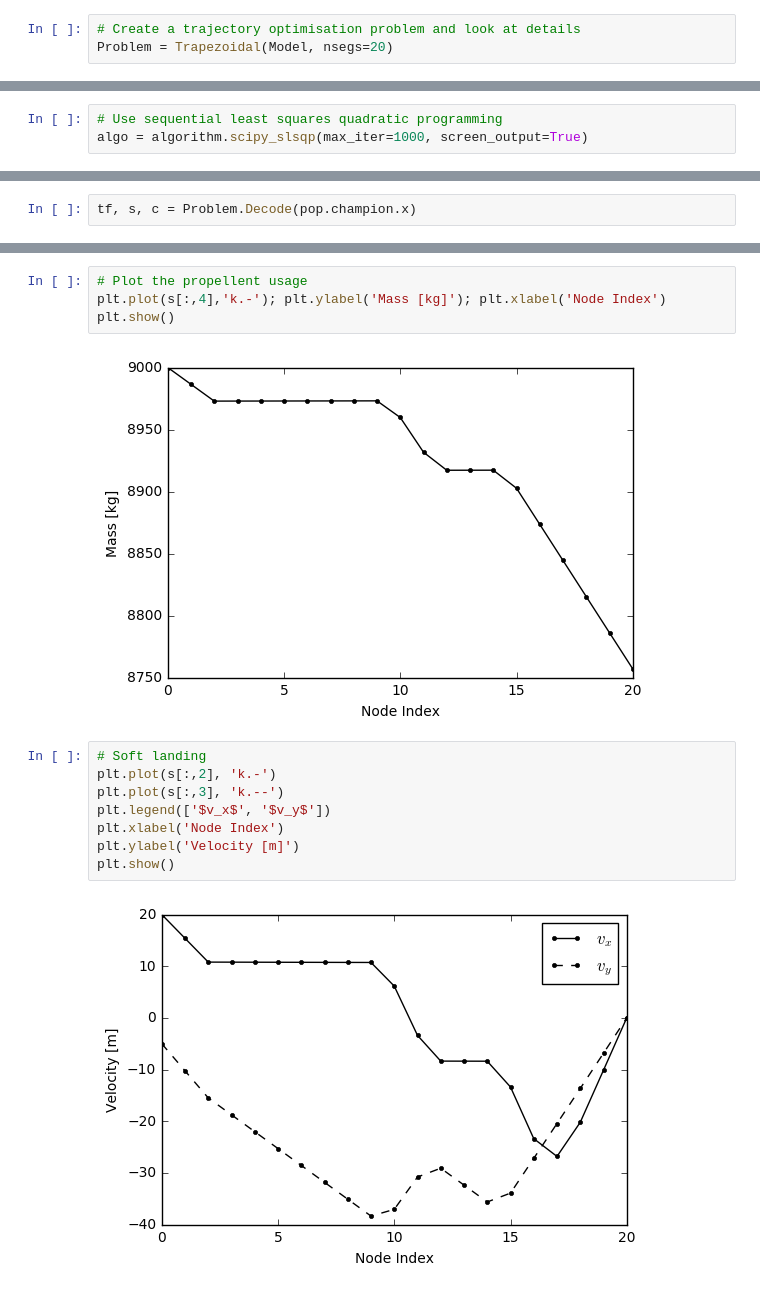
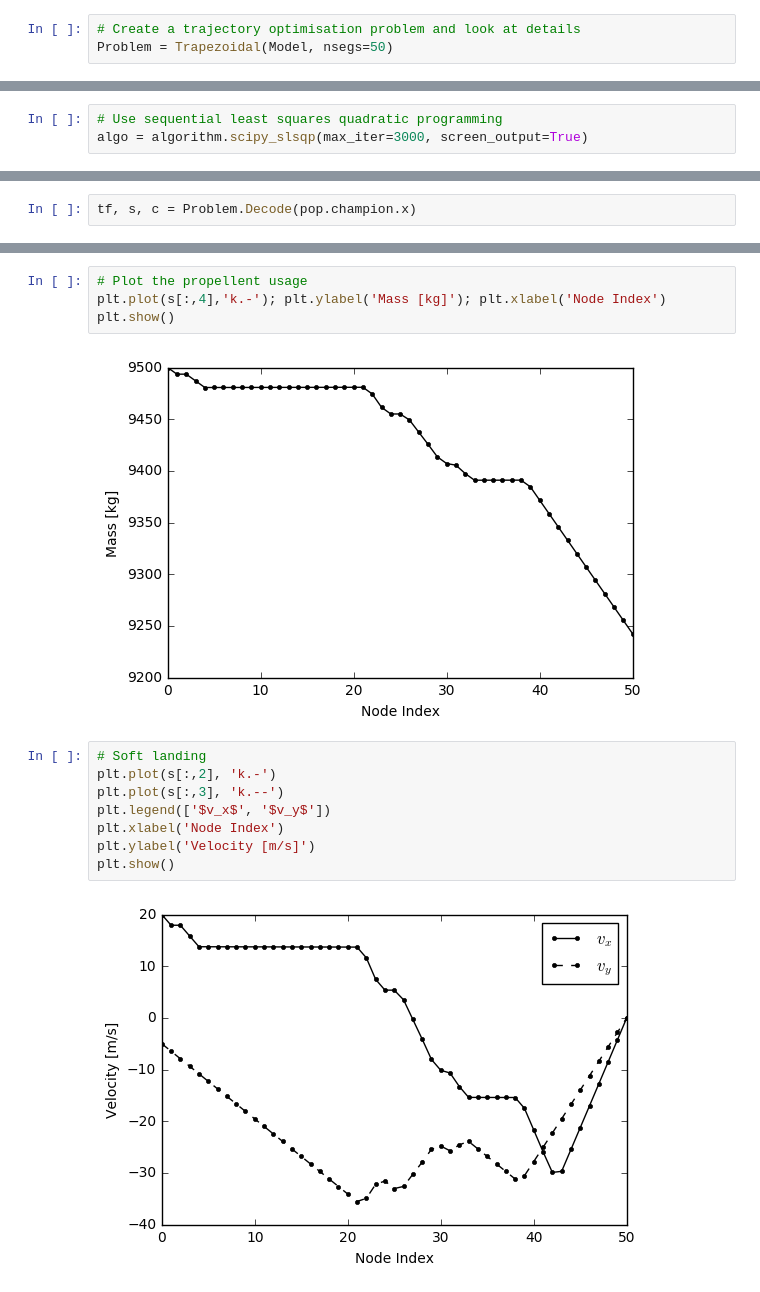
Before and after one commit to cisprague/Astro.IQ, a Jupyter notebook: src/Notebook/Guessing.ipynb, the cells around one changed output, grey strips where cells are left out. Cells and saved outputs as stored; diff of their text form.

```diff
--- a/src/Notebook/Guessing.ipynb
+++ b/src/Notebook/Guessing.ipynb
@@ -12,6 +12,6 @@ from Optimisation import Trapezoidal
 Model = Point_Lander()
 # %%
 # Create a trajectory optimisation problem and look at details
-Problem = Trapezoidal(Model, nsegs=20)
+Problem = Trapezoidal(Model, nsegs=50)
 # %%
 # Guess from a ballistic (uncontrolled) trajectory
@@ -31,7 +29,7 @@ plt.show()
 from PyGMO import *
 # %%
 # Use sequential least squares quadratic programming
-algo = algorithm.scipy_slsqp(max_iter=1000, screen_output=True)
+algo = algorithm.scipy_slsqp(max_iter=3000, screen_output=True)
 # %%
 # Create an empty population space for individuals (decision vectors) to inhabit
 pop = population(Problem)
@@ -81,14 +84,14 @@ plt.show()
 plt.plot(s[:,4],'k.-'); plt.ylabel('Mass [kg]'); plt.xlabel('Node Index')
 plt.show()
 # %% [output]
-[figure, old version]
+[figure, new version]
 # %%
 # Soft landing
 plt.plot(s[:,2], 'k.-')
 plt.plot(s[:,3], 'k.--')
 plt.legend(['$v_x$', '$v_y$'])
 plt.xlabel('Node Index')
-plt.ylabel('Velocity [m]')
+plt.ylabel('Velocity [m/s]')
 plt.show()
 # %% [output]
-[figure, old version]
+[figure, new version]
```
Also changed, not shown: parts of 6 cells of this notebook, 13 other files.
